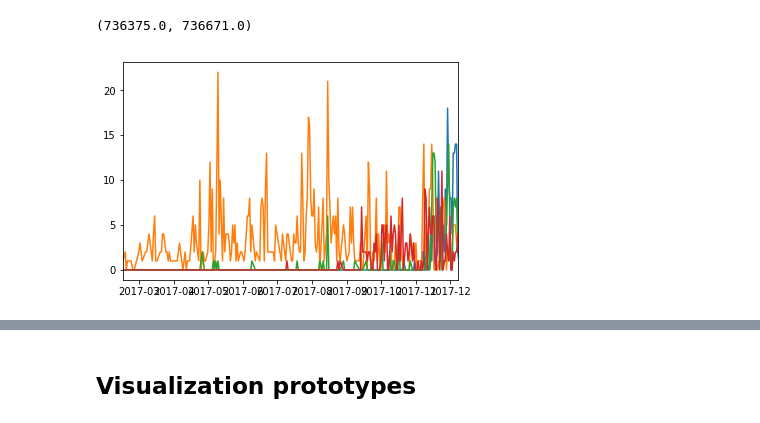
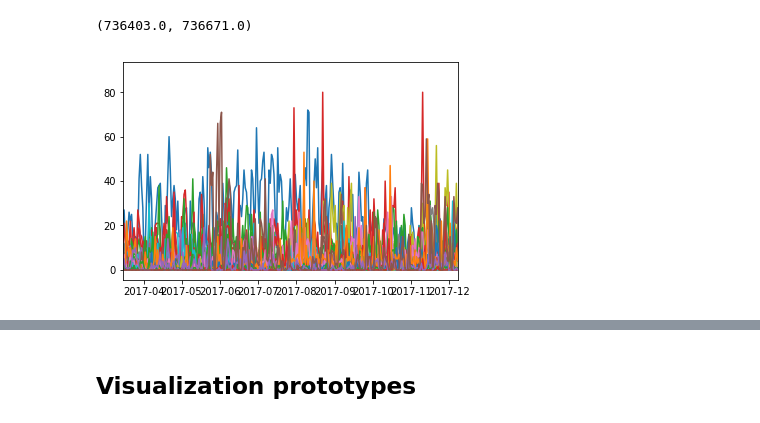
Before and after one commit to omdv/crypto-git-tracker, a Jupyter notebook: eda/EDA.ipynb, the cells around one changed output, grey strips where cells are left out. Cells and saved outputs as stored; diff of their text form; code cells hidden in the pictures.

```diff
--- a/eda/EDA.ipynb
+++ b/eda/EDA.ipynb
@@ -31,0 +32,2 @@ Name: coin, dtype: int64
+# %%
+df.drop_duplicates(subset=['ticker', 'login', 'date', 'message'], inplace=True)
@@ -31,0 +131,31 @@ Name: coin, dtype: int64
+# %%
+# -------------- COMMITS --------------
+# add commits
+commits = df.groupby(['ticker']).message.count().reset_index()
+result = pd.merge(result, commits, how='left', on='ticker')
+result.rename(columns={'message': 'number_of_commits'}, inplace=True)
+
+# commits per day
+commits_day = df.groupby([pd.Grouper(freq='W'), 'ticker']).\
+    count()['login'].unstack().fillna(0)
+
+# resample to 1 day and produce MA
+commits_day = commits_day.resample('1W').asfreq().fillna(0)
+commits_day_ma = commits_day.rolling(
+    DAILY_COMMITS_MA_PERIOD).mean()
+
+# today
+_d1 = commits_day.iloc[-2]
+result = _merger(result, _d1, 'today_commits')
+
+# change from day before
+_d2 = commits_day.iloc[-3]
+_d2 = (_d1 - _d2) / _d2 * 100
+# fix division by zero
+_d2.replace([np.inf, -np.inf], np.nan, inplace=True)
+_d2.fillna(0, inplace=True)
+result = _merger(result, _d2, 'today_commits_change')
+
+# mean number of commits per day since launch
+_mean_commits_day = commits_day.apply(lambda x: x[x[x!=0].index[0]:].mean(), axis=0)
+result = _merger(result, _mean_commits_day, 'mean_commits_day')
@@ -32,15 +194,15 @@ Name: coin, dtype: int64
 # %%
 """
 Commits Indicator #1.1
 Number of commits per day per coin
 """
-commits_per_day = df.groupby([pd.TimeGrouper('D'), 'coin']).count()['login'].unstack().fillna(0)
+commits_per_day = df.groupby([pd.Grouper(freq='D'), 'ticker']).count()['login'].unstack().fillna(0)
 
 # plot
 fig = plt.figure()
 ax = fig.add_subplot(111)
 ax.plot(commits_per_day)
-ax.set_xlim(pd.Timestamp('2017-02-15'), pd.Timestamp('2017-12-08'))
+ax.set_xlim(pd.Timestamp('2017-03-15'), pd.Timestamp('2017-12-08'))
 # %% [output]
-(736375.0, 736671.0)
+(736403.0, 736671.0)
-[figure, old version]
+[figure, new version]
```
Also changed, not shown: parts of 31 cells of this notebook, 17 other files.
